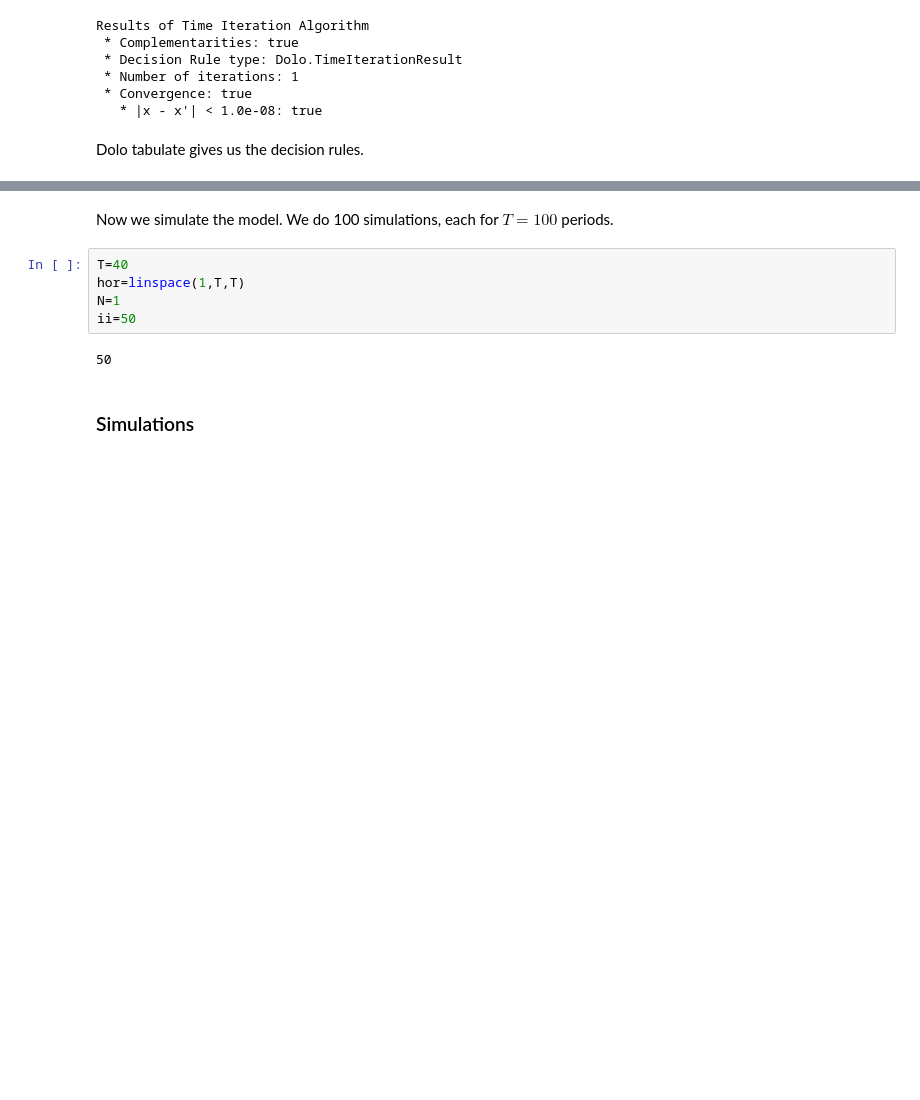
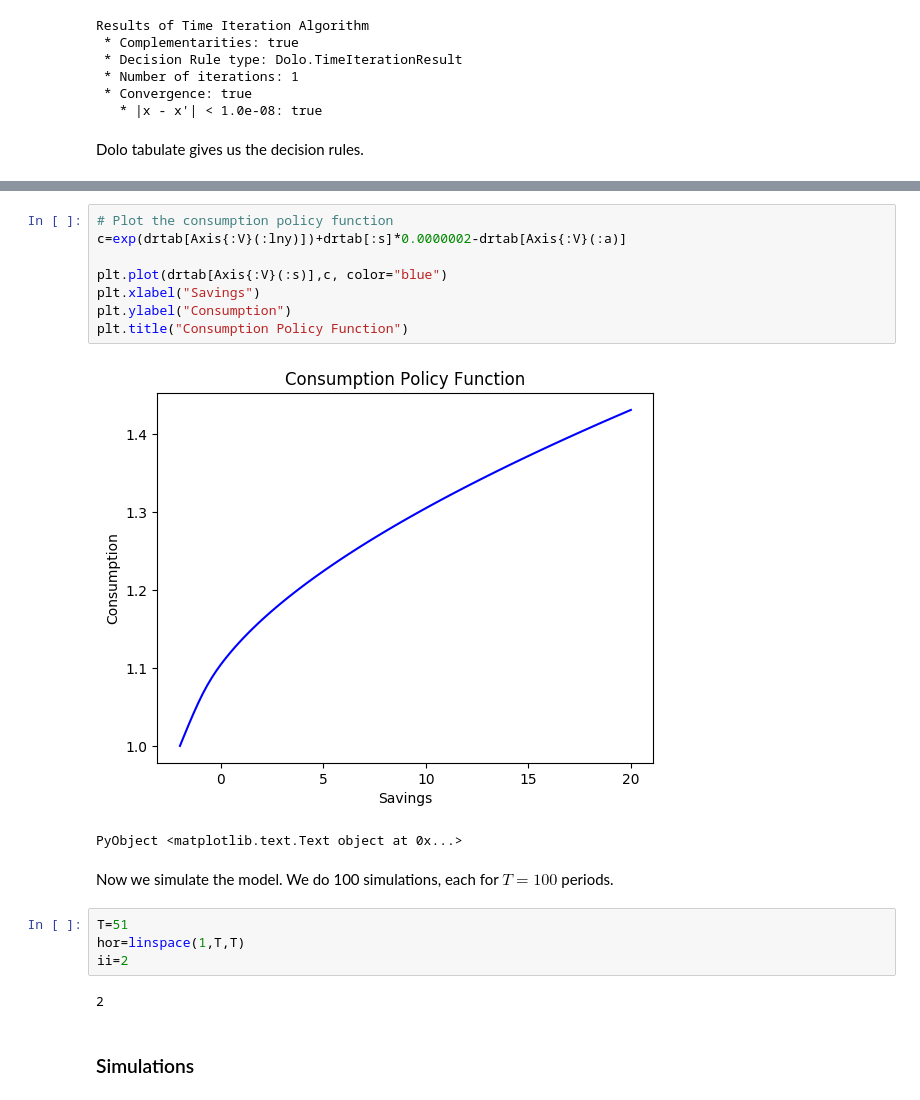
Before and after one commit to azheng25/OLG-Examples, a Jupyter notebook: Huggett1993.ipynb, the cells around one changed output, grey strips where cells are left out. Cells and saved outputs as stored; diff of their text form; blank space fills up the shorter version.

```diff
--- a/Huggett1993.ipynb
+++ b/Huggett1993.ipynb
@@ -92,12 +91,22 @@ And data, a 3×100 Array{Float64,2}:
+# %%
+# Plot the consumption policy function
+c=exp(drtab[Axis{:V}(:lny)])+drtab[:s]*0.0000002-drtab[Axis{:V}(:a)]
+
+plt.plot(drtab[Axis{:V}(:s)],c, color="blue")
+plt.xlabel("Savings")
+plt.ylabel("Consumption")
+plt.title("Consumption Policy Function")
+# %% [output]
+[figure, added]
+PyObject <matplotlib.text.Text object at 0x...>
 # %% [markdown]
 Now we simulate the model. We do 100 simulations, each for $T=100$ periods.
 # %%
-T=40
+T=51
 hor=linspace(1,T,T)
-N=1
-ii=50
+ii=2
 # %% [output]
-50
+2
 # %% [markdown]
 ### Simulations
 # %% [markdown]
```
Also changed, not shown: parts of 6 cells of this notebook, 1 other file.
